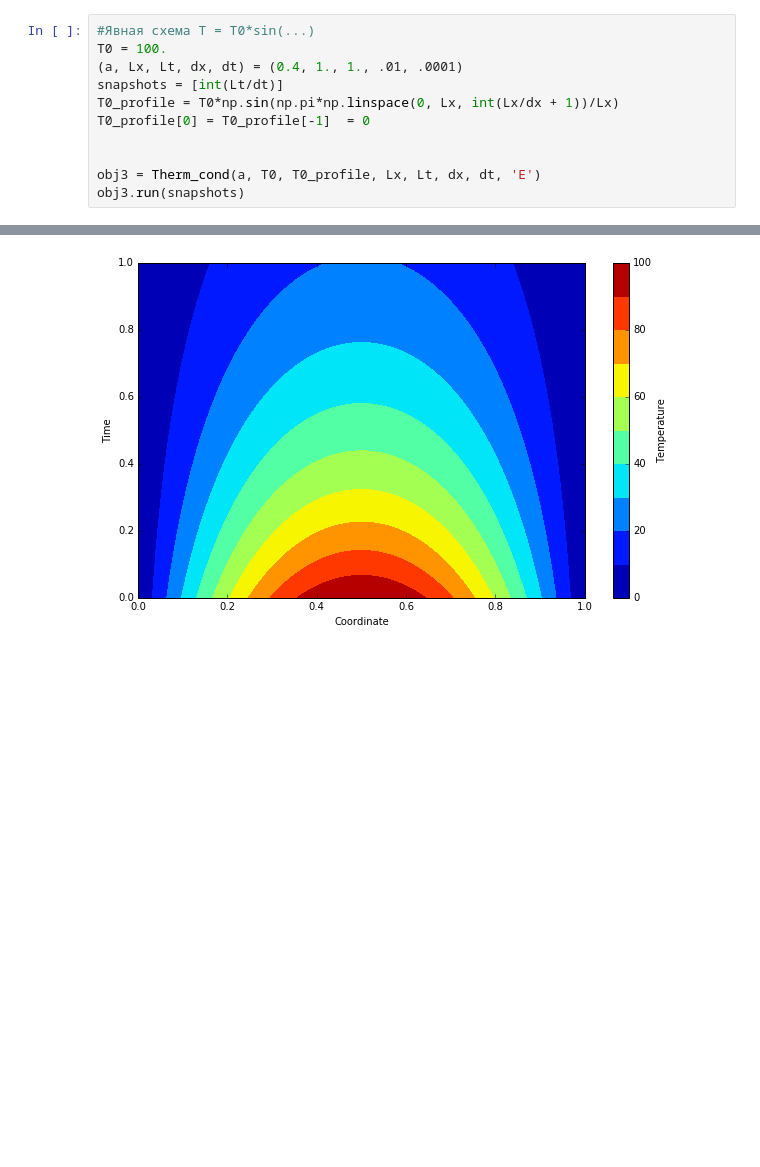
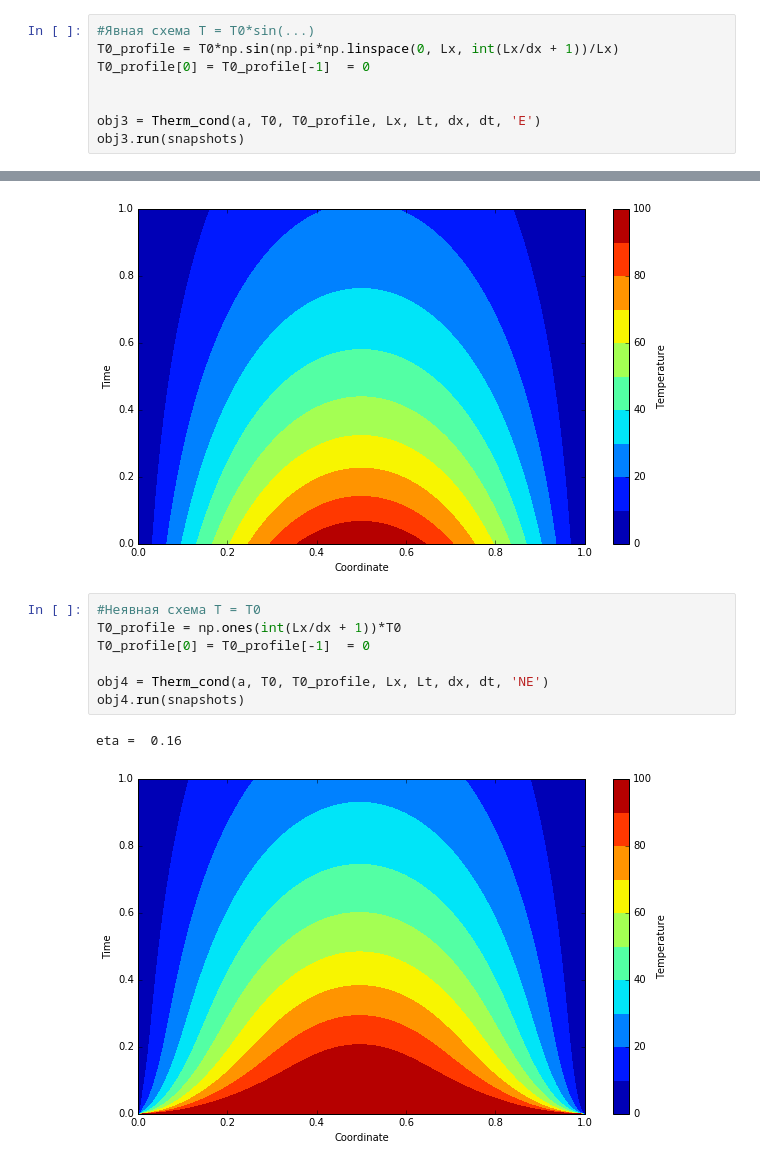
Before and after one commit to CompInfTech2017-18/Assignment3-yataw, a Jupyter notebook: hw3.ipynb, the cells around one changed output, grey strips where cells are left out. Saved outputs shown, nothing was run; the diff lists cells and outputs as text; blank space fills up the shorter version.

```diff
--- a/hw3.ipynb
+++ b/hw3.ipynb
@@ -104,9 +144,6 @@ eta =  0.16
 [figure]
 # %%
 #Явная схема T = T0*sin(...)
-T0 = 100.
-(a, Lx, Lt, dx, dt) = (0.4, 1., 1., .01, .0001)
-snapshots = [int(Lt/dt)]
 T0_profile = T0*np.sin(np.pi*np.linspace(0, Lx, int(Lx/dx + 1))/Lx)
 T0_profile[0] = T0_profile[-1]  = 0
 
@@ -116,3 +153,13 @@ obj3.run(snapshots)
 # %% [output]
 eta =  0.16
 [figure]
+# %%
+#Неявная схема T = T0
+T0_profile = np.ones(int(Lx/dx + 1))*T0
+T0_profile[0] = T0_profile[-1]  = 0
+
+obj4 = Therm_cond(a, T0, T0_profile, Lx, Lt, dx, dt, 'NE')
+obj4.run(snapshots)
+# %% [output]
+eta =  0.16
+[figure, added]
```
Also changed, not shown: parts of 4 cells of this notebook.
